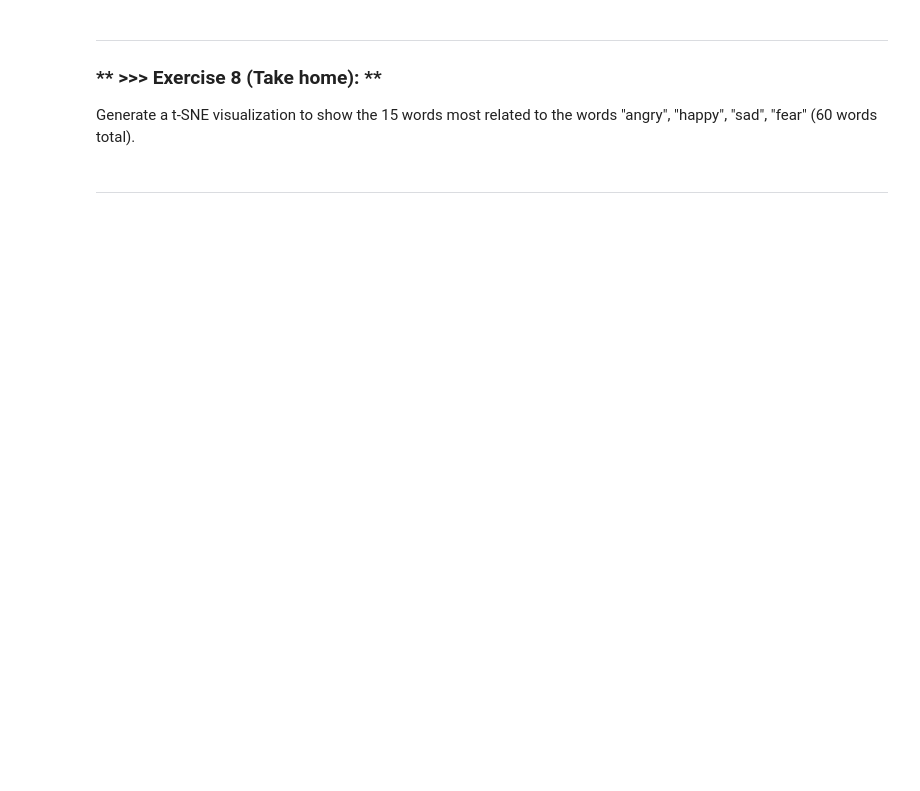
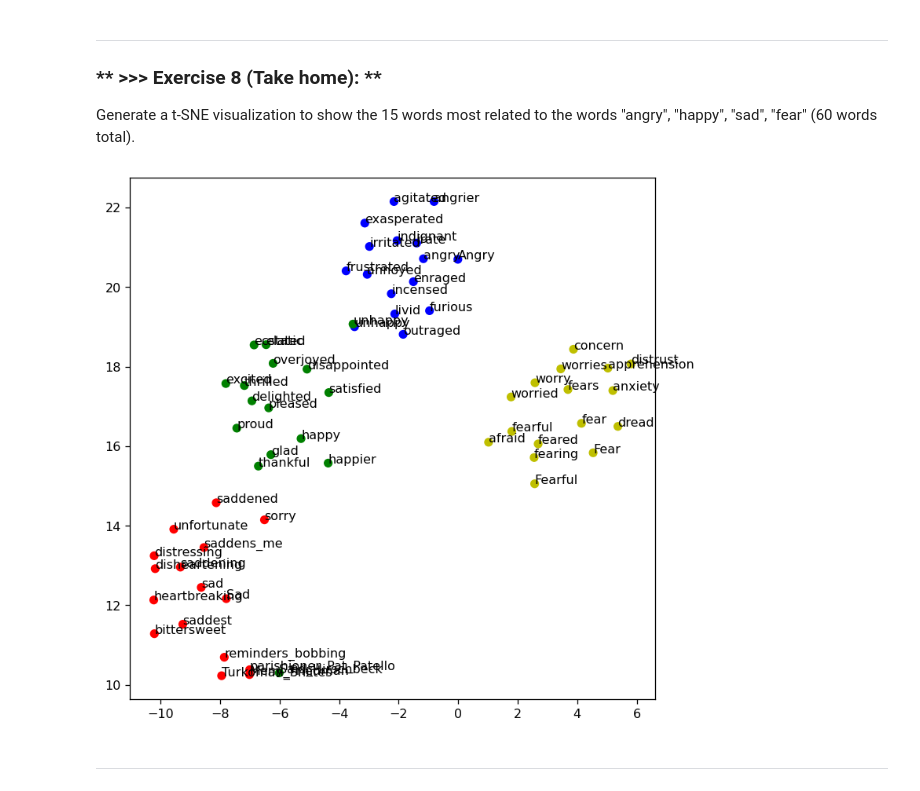
Before and after one commit to hsiaoping-nthu/DM2022-Lab2-Master, a Jupyter notebook: DM2022-Lab2-Master.ipynb, the cells around one changed output. Saved outputs shown, nothing was run; the diff lists cells and outputs as text; code cells hidden in the pictures; blank space fills up the shorter version.

```diff
--- a/DM2022-Lab2-Master.ipynb
+++ b/DM2022-Lab2-Master.ipynb
@@ -1059,2 +1161,18 @@ Generate a t-SNE visualization to show the 15 words most related to the words "a
+# %%
+# Answer here
+topn = 15
+angry_words = ['angry'] + [word_ for word_, sim_ in w2v_google_model.most_similar('angry', topn=topn)]
+happy_words = ['happy'] + [word_ for word_, sim_ in w2v_google_model.most_similar('happy', topn=topn)]
+sad_words = ['sad'] + [word_ for word_, sim_ in w2v_google_model.most_similar('sad', topn=topn)]
+fear_words = ['fear'] + [word_ for word_, sim_ in w2v_google_model.most_similar('fear', topn=topn)]
+
+target_words = angry_words + happy_words + sad_words + fear_words
+
+cn = topn + 1
+color = ['b'] * cn + ['g'] * cn + ['r'] * cn + ['y'] * cn
+
+plot_tSNE_figure(target_words, color)
+# %% [output]
+[figure, added]
 # %% [markdown]
 ---
```
Also changed, not shown: parts of 32 cells of this notebook, 1 other file.
